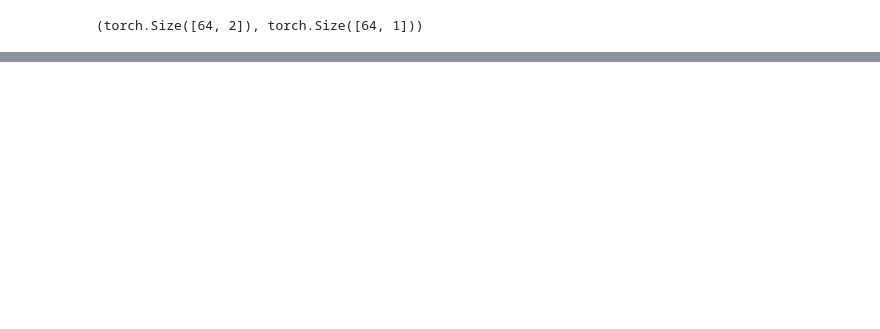
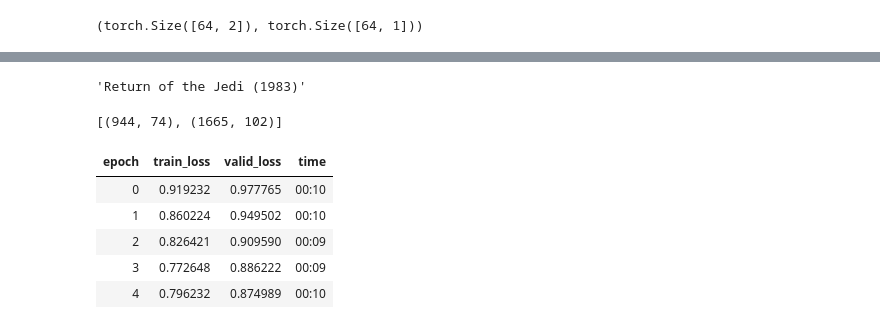
Before and after one commit to phroo02/Machine-Learning-Deep-Learning-Projects, a Jupyter notebook: 4.Collaborative Filtering Deep Dive/main4.ipynb, the cells around one changed output, grey strips where cells are left out. Saved outputs shown, nothing was run; the diff lists cells and outputs as text; code cells hidden in the pictures; blank space fills up the shorter version.

```diff
--- a/4.Collaborative Filtering Deep Dive/main4.ipynb
+++ b/4.Collaborative Filtering Deep Dive/main4.ipynb
@@ -143,0 +289,5 @@ learn.fit_one_cycle(5, 5e-3)
+# %%
+idx = distances.argsort(descending=True)[1]
+dls.classes['title'][idx]
+# %% [output]
+'Return of the Jedi (1983)'
@@ -143,0 +296,33 @@ learn.fit_one_cycle(5, 5e-3)
+# %%
+embs = get_emb_sz(dls)
+embs
+# %% [output]
+[(944, 74), (1665, 102)]
+# %%
+class collabNN(Module):
+       def __init__(self, user_sz, item_sz, y_range=(0,5.5), n_act=100):
+              self.user_factors = Embedding(*user_sz)
+              self.item_factors = Embedding(*item_sz)
+              self.layers = nn.Sequential(
+                     nn.Linear(user_sz[1]+item_sz[1], n_act),
+                     nn.ReLU(),
+                     nn.Linear(n_act, 1))
+              self.y_range = y_range
+
+
+       def forward(self, x):
+              embs = self.user_factors(x[:,0]), self.item_factors(x[:,1])
+              x = self.layers(torch.cat(embs, dim=1))
+              return sigmoid_range(x, *self.y_range)
+# %%
+model = collabNN(*embs)
+# %%
+learn = Learner(dls, model, loss_func = MSELossFlat())
+learn.fit_one_cycle(5, 5e-3, wd=0.1)
+# %% [output]
+| epoch | train_loss | valid_loss | time |
+| 0 | 0.919232 | 0.977765 | 00:10 |
+| 1 | 0.860224 | 0.949502 | 00:10 |
+| 2 | 0.826421 | 0.909590 | 00:09 |
+| 3 | 0.772648 | 0.886222 | 00:09 |
+| 4 | 0.796232 | 0.874989 | 00:10 |
```
Also changed, not shown: parts of 28 cells of this notebook, 1 other file.
